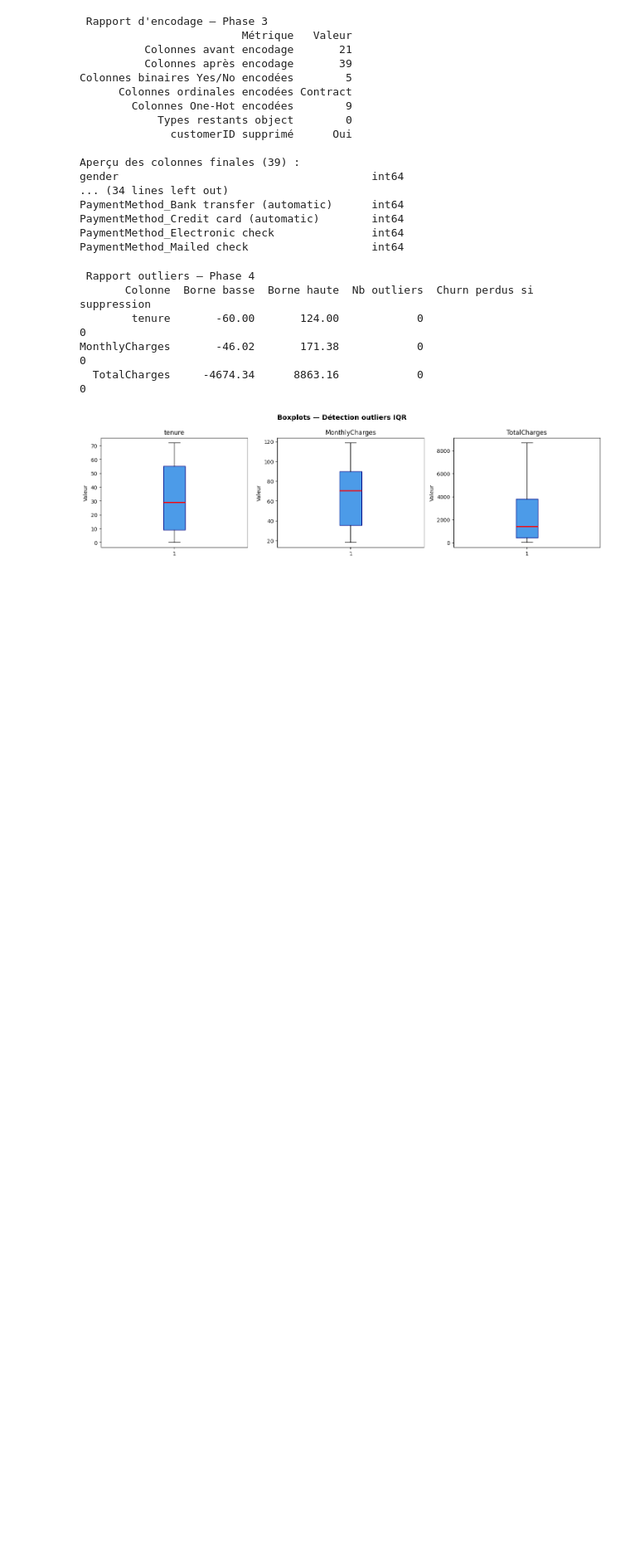
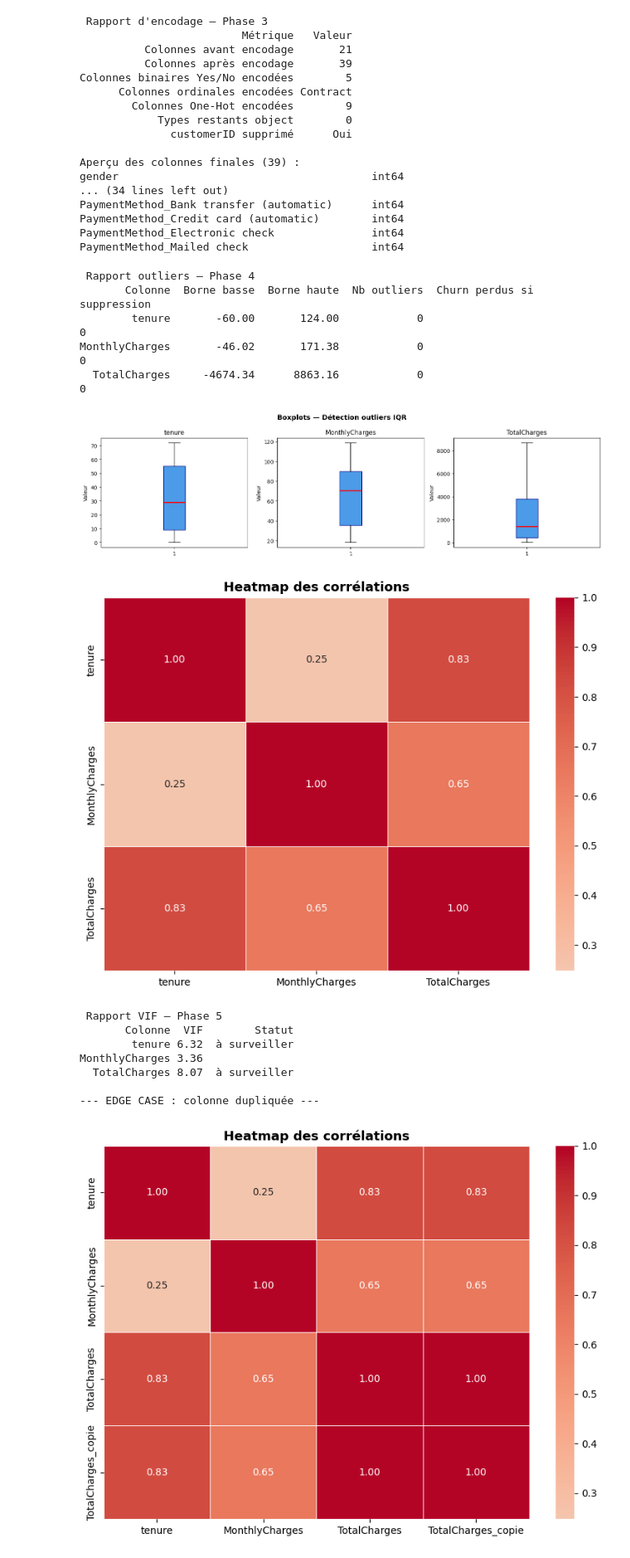
Before and after one commit to karamdh/arene-des-algos-KARAM-DHIFI01, a Jupyter notebook: jour2.ipynb, the cells around one changed output. Shown at 83% size. Drawn from its saved outputs; the diff is of its cells as text; code cells hidden in the pictures; blank space fills up the shorter version.

Commit message:
feat: Phase 5 - heatmap corrélations + VIF, suppression TotalCharges

```diff
--- a/jour2.ipynb
+++ b/jour2.ipynb
@@ -307,3 +307,71 @@ plt.show()
 MonthlyCharges       -46.02       171.38            0                            0
   TotalCharges     -4674.34      8863.16            0                            0
 [figure]
+# %%
+import seaborn as sns
+import matplotlib.pyplot as plt
+from statsmodels.stats.outliers_influence import variance_inflation_factor
+import numpy as np
+
+def rapport_multicolinearite(df, colonnes_num):
+    """Heatmap des corrélations et VIF des colonnes numériques."""
+
+    data = df[colonnes_num].dropna()
+
+    corr = data.corr()
+    plt.figure(figsize=(8, 6))
+    sns.heatmap(corr, annot=True, fmt=".2f", cmap="coolwarm",
+                center=0, linewidths=0.5)
+    plt.title("Heatmap des corrélations", fontsize=13, fontweight="bold")
+    plt.tight_layout()
+    plt.show()
+
+    lignes_vif = []
+    for i, col in enumerate(colonnes_num):
+        try:
+            vif = variance_inflation_factor(data.values, i)
+            if np.isinf(vif) or np.isnan(vif):
+                vif_affiche = "∞ (colonne dupliquée !)"
+                alerte = ""
+            elif vif > 10:
+                vif_affiche = f"{vif:.2f}"
+                alerte = " multicolinéarité sévère"
+            elif vif > 5:
+                vif_affiche = f"{vif:.2f}"
+                alerte = " à surveiller"
+            else:
+                vif_affiche = f"{vif:.2f}"
+                alerte = ""
+        except Exception:
+            vif_affiche = "Erreur"
+            alerte = ""
+        lignes_vif.append({"Colonne": col, "VIF": vif_affiche, "Statut": alerte})
+
+    rapport = pd.DataFrame(lignes_vif)
+    print("\n Rapport VIF — Phase 5")
+    print(rapport.to_string(index=False))
+
+
+
+colonnes_num = ["tenure", "MonthlyCharges", "TotalCharges"]
+rapport_multicolinearite(df, colonnes_num)
+
+
+print("\n--- EDGE CASE : colonne dupliquée ---")
+df_test = df[colonnes_num].copy()
+df_test["TotalCharges_copie"] = df_test["TotalCharges"]
+rapport_multicolinearite(df_test, colonnes_num + ["TotalCharges_copie"])
+
+
+print("\n--- APRÈS suppression TotalCharges ---")
+rapport_multicolinearite(df, ["tenure", "MonthlyCharges"])
+# %% [output]
+[figure, added]
+ Rapport VIF — Phase 5
+       Colonne  VIF        Statut
+        tenure 6.32  à surveiller
+MonthlyCharges 3.36
+  TotalCharges 8.07  à surveiller
+
+--- EDGE CASE : colonne dupliquée ---
+[figure, added]
```
Also changed, not shown: parts of 1 cell of this notebook.
